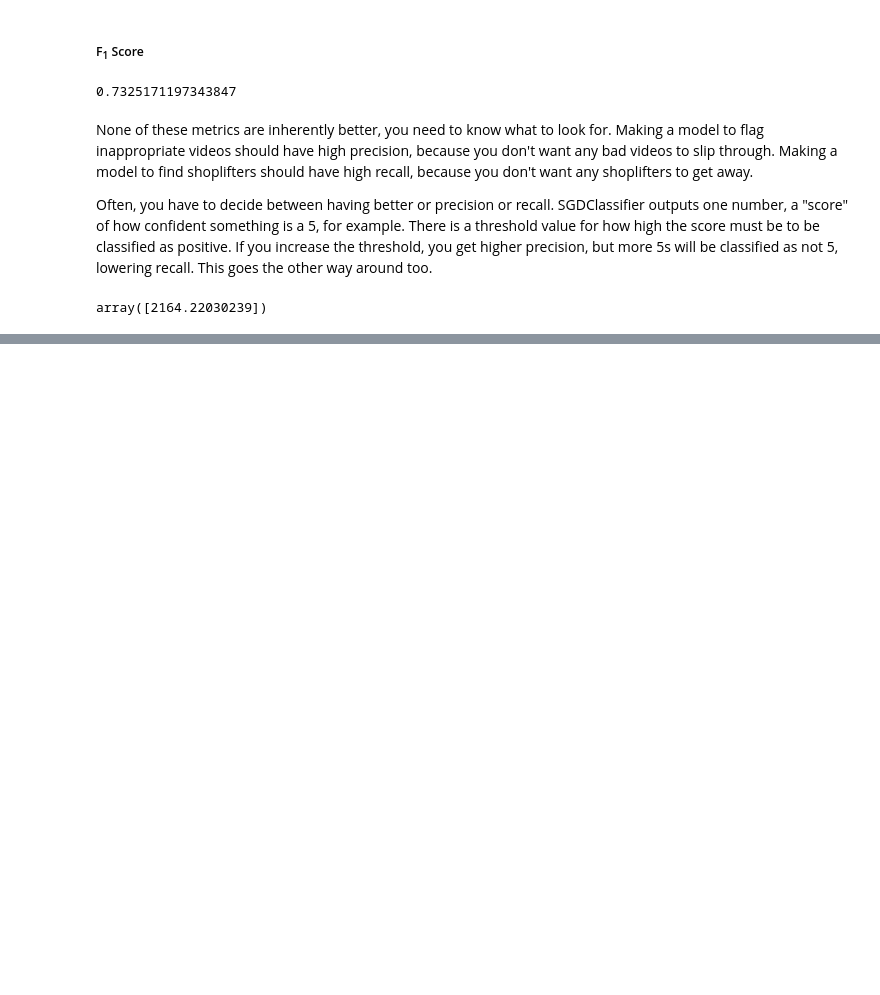
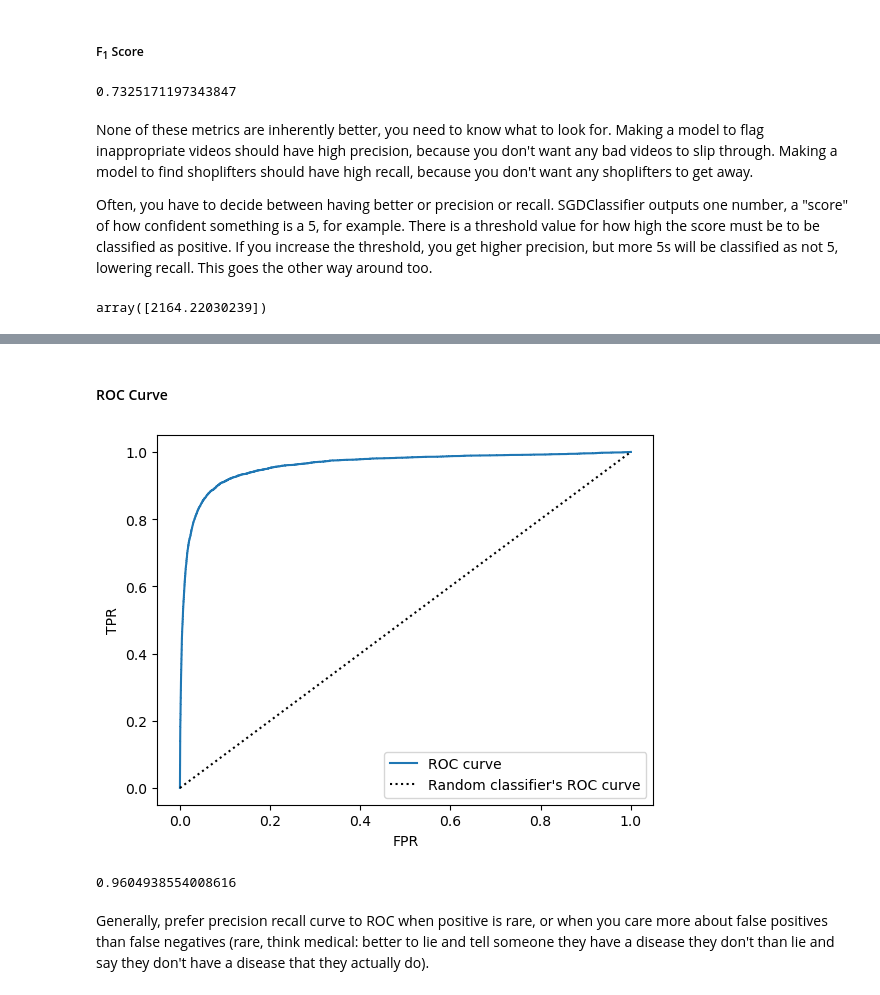
Before and after one commit to willhar/MLNotes, a Jupyter notebook: Ch3Classification.ipynb, the cells around one changed output, grey strips where cells are left out. Cells and saved outputs as stored; diff of their text form; code cells hidden in the pictures; blank space fills up the shorter version.

```diff
--- a/Ch3Classification.ipynb
+++ b/Ch3Classification.ipynb
@@ -134,0 +170,28 @@ array([2164.22030239])
+# %% [markdown]
+#### ROC Curve
+# %%
+# Receiver Operating Characteristic Curve
+# Plots true positive rate (recall) against false positive rate
+# sensitivity = recall
+# specificity = true negative rate
+# roc = sensitivity vs (1 - specificity)
+from sklearn.metrics import roc_curve
+fpr, tpr, thresholds = roc_curve(trainLabels5, scores)
+
+plt.plot(fpr, tpr, label="ROC curve")
+plt.plot([0, 1], [0, 1], 'k:', label="Random classifier's ROC curve")
+plt.xlabel("FPR")
+plt.ylabel("TPR")
+plt.legend()
+plt.show()
+# %% [output]
+[figure, added]
+# %%
+# A good way to compare classifiers is ROC AUC (area under curve)
+# closer to 1 area under the curve is better
+from sklearn.metrics import roc_auc_score
+roc_auc_score(trainLabels5, scores)
+# %% [output]
+0.9604938554008616
+# %% [markdown]
+Generally, prefer precision recall curve to ROC when positive is rare, or when you care more about false positives than false negatives (rare, think medical: better to lie and tell someone they have a disease they don't than lie and say they don't have a disease that they actually do).
```
Also changed, not shown: parts of 12 cells of this notebook.
